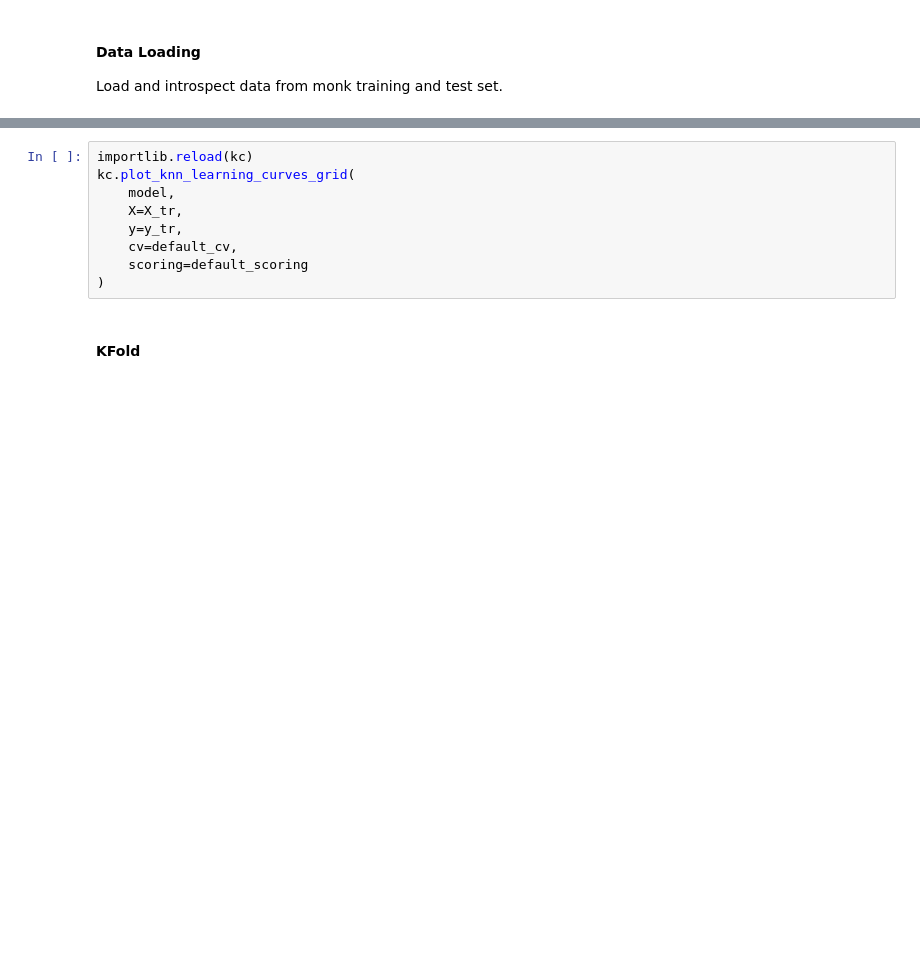
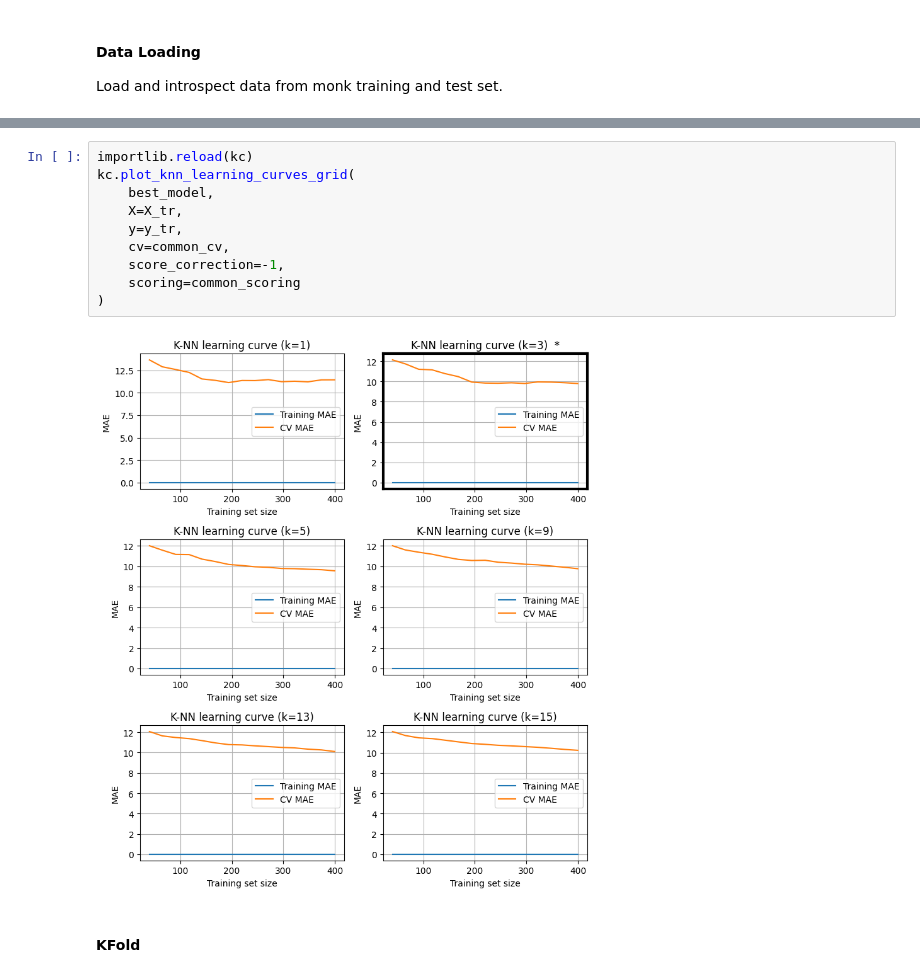
Before and after one commit to Borbico/Machine_Learning_Melaccio, a Jupyter notebook: collaudo/cup_KNN.ipynb, the cells around one changed output, grey strips where cells are left out. Cells and saved outputs as stored; diff of their text form; blank space fills up the shorter version.

```diff
--- a/collaudo/cup_KNN.ipynb
+++ b/collaudo/cup_KNN.ipynb
@@ -71,11 +104,14 @@ kc.plot_knn_learning_curve(model, X_tr, y_tr, default_cv, scoring=default_scorin
 # %%
 importlib.reload(kc)
 kc.plot_knn_learning_curves_grid(
-    model,
+    best_model,
     X=X_tr,
     y=y_tr,
-    cv=default_cv,
-    scoring=default_scoring
+    cv=common_cv,
+    score_correction=-1,
+    scoring=common_scoring
 )
+# %% [output]
+[figure, added]
 # %% [markdown]
 <h4>KFold</h4>
```
Also changed, not shown: parts of 22 cells of this notebook, 10 other files.
